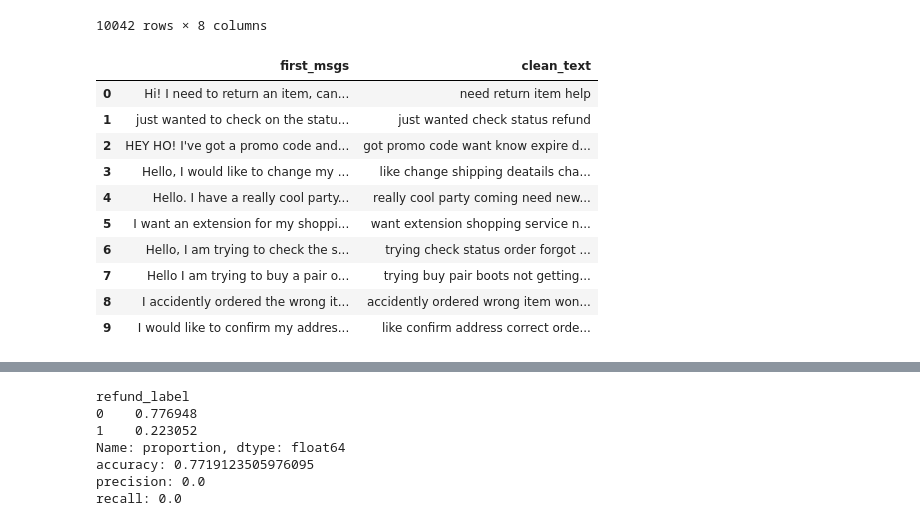
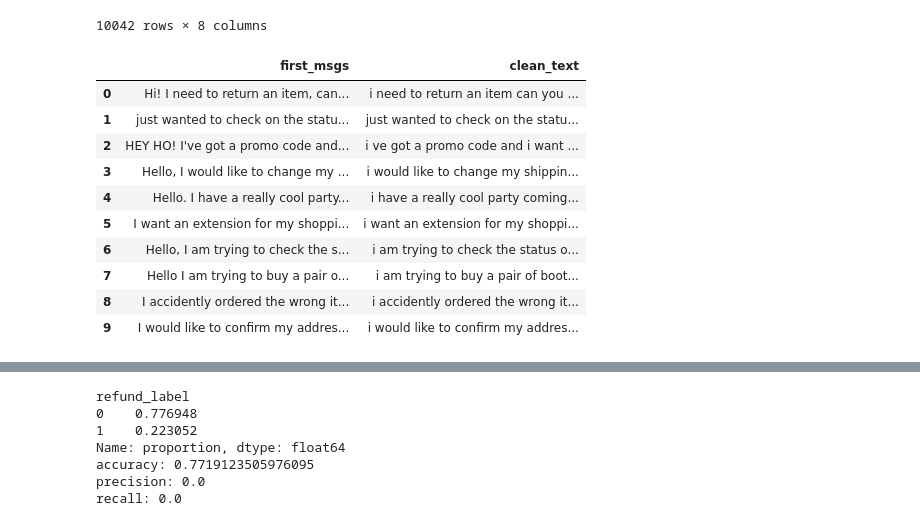
Before and after one commit to MUlbing/ClaimLens, a Jupyter notebook: notebooks/glofinn_notebook.ipynb, the cells around one changed output, grey strips where cells are left out. Drawn from its saved outputs; the diff is of its cells as text; code cells hidden in the pictures.

```diff
--- a/notebooks/glofinn_notebook.ipynb
+++ b/notebooks/glofinn_notebook.ipynb
@@ -34,52 +35,52 @@ df
 # %%
 
 
-stop_words = set(ENGLISH_STOP_WORDS) - {"no", "not", "nor", "never", "give", "back"}
+# stop_words = set(ENGLISH_STOP_WORDS) - {"no", "not", "nor", "never", "give", "back"}
 def clean_message(text):
     if pd.isna(text):
         return ""
 
     text = str(text).lower().strip()
 
     text = text.replace("’", "'")
 
     text = text.replace("won't", "will not")
     text = text.replace("can't", "can not")
     text = text.replace("n't", " not")
-    text = text.replace("i've"," have")
-
-
+    text = text.replace("you're", "you are")
 
 
     text = re.sub(r"\bho!", " ", text)
 
     text = re.sub(
         r"^(hi+|hello+|helo+|hey+|hiya|good morning|heyo|"
         r"good afternoon|good evening)\b[\s,.!]*",
         "", text
     )
 
     text = re.sub(r"[^\w\s]|_", " ", text)
+    text = re.sub(r"\s+", " ", text).strip()
 
-    words = [word for word in text.split() if word not in stop_words]
 
-    return " ".join(words)
+    # words = [word for word in text.split() if word not in stop_words]
+
+    return text.strip()
 
 df["clean_text"] = df["first_msgs"].apply(clean_message)
 
 display(df[["first_msgs", "clean_text"]].head(10))
 # %% [output]
 |  | first_msgs | clean_text |
-| 0 | Hi! I need to return an item, can... | need return item help |
-| 1 | just wanted to check on the statu... | just wanted check status refund |
-| 2 | HEY HO! I've got a promo code and... | got promo code want know expire d... |
-| 3 | Hello, I would like to change my ... | like change shipping deatails cha... |
-| 4 | Hello. I have a really cool party... | really cool party coming need new... |
-| 5 | I want an extension for my shoppi... | want extension shopping service n... |
-| 6 | Hello, I am trying to check the s... | trying check status order forgot ... |
-| 7 | Hello I am trying to buy a pair o... | trying buy pair boots not getting... |
-| 8 | I accidently ordered the wrong it... | accidently ordered wrong item won... |
-| 9 | I would like to confirm my addres... | like confirm address correct orde... |
+| 0 | Hi! I need to return an item, can... | i need to return an item can you ... |
+| 1 | just wanted to check on the statu... | just wanted to check on the statu... |
+| 2 | HEY HO! I've got a promo code and... | i ve got a promo code and i want ... |
+| 3 | Hello, I would like to change my ... | i would like to change my shippin... |
+| 4 | Hello. I have a really cool party... | i have a really cool party coming... |
+| 5 | I want an extension for my shoppi... | i want an extension for my shoppi... |
+| 6 | Hello, I am trying to check the s... | i am trying to check the status o... |
+| 7 | Hello I am trying to buy a pair o... | i am trying to buy a pair of boot... |
+| 8 | I accidently ordered the wrong it... | i accidently ordered the wrong it... |
+| 9 | I would like to confirm my addres... | i would like to confirm my addres... |
 # %%
 df
 # %% [output]
```
Also changed, not shown: parts of 16 cells of this notebook.
